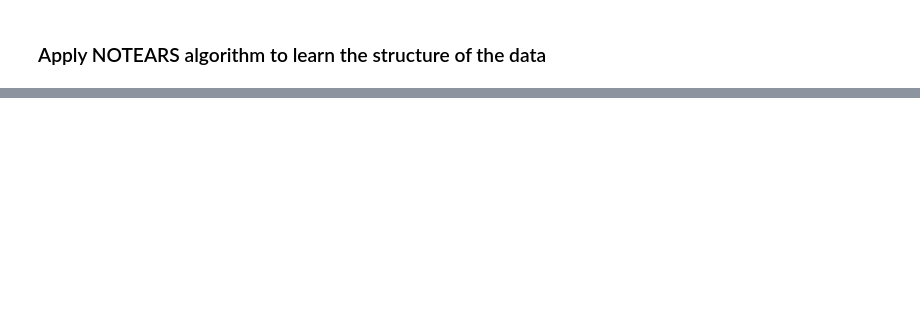
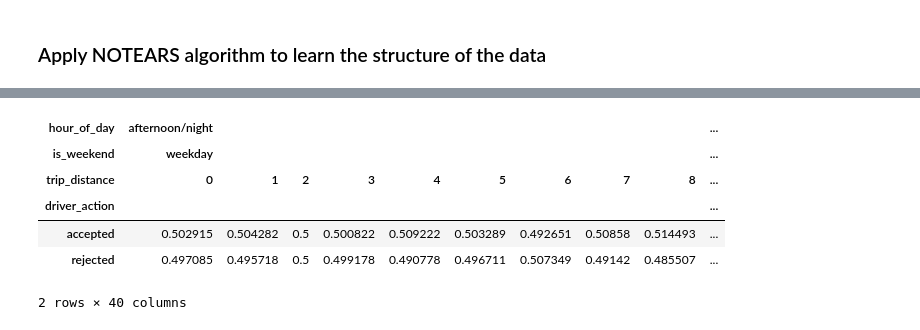
Before and after one commit to hillaryke/Causal-Inference-Delivery-Logistic-Location-Optimization, a Jupyter notebook: notebooks/task3 - causal learning/causal_graphs.ipynb, the cells around one changed output, grey strips where cells are left out. Cells and saved outputs as stored; diff of their text form; code cells hidden in the pictures; blank space fills up the shorter version.

```diff
--- a/notebooks/task3 - causal learning/causal_graphs.ipynb
+++ b/notebooks/task3 - causal learning/causal_graphs.ipynb
@@ -156,0 +246,27 @@ viz.show(filename)
+# %%
+# Split 90% train and 10% test
+from sklearn.model_selection import train_test_split
+
+train, test = train_test_split(discretised_data, train_size=0.9, test_size=0.1, random_state=7)
+# %%
+from causalnex.network import BayesianNetwork
+from causalnex.structure.structuremodel import StructureModel
+
+# Having my learned model 'sm' from a previous step
+
+# Convert the StructureModel (sm) into a BayesianNetwork
+bn = BayesianNetwork(sm)
+# %%
+bn = bn.fit_node_states(discretised_data)  # Fit node states first
+# %%
+bn = bn.fit_cpds(train, method="BayesianEstimator", bayes_prior="K2")
+# %%
+bn.cpds["driver_action"]
+# %% [output]
+| hour_of_day | afternoon/night |  |  |  |  |  |  |  |  | ... |
+| is_weekend | weekday |  |  |  |  |  |  |  |  | ... |
+| trip_distance | 0 | 1 | 2 | 3 | 4 | 5 | 6 | 7 | 8 | ... |
+| driver_action |  |  |  |  |  |  |  |  |  | ... |
+| accepted | 0.502915 | 0.504282 | 0.5 | 0.500822 | 0.509222 | 0.503289 | 0.492651 | 0.50858 | 0.514493 | ... |
+| rejected | 0.497085 | 0.495718 | 0.5 | 0.499178 | 0.490778 | 0.496711 | 0.507349 | 0.49142 | 0.485507 | ... |
+2 rows × 40 columns
```
Also changed, not shown: parts of 26 cells of this notebook, 14 other files.
